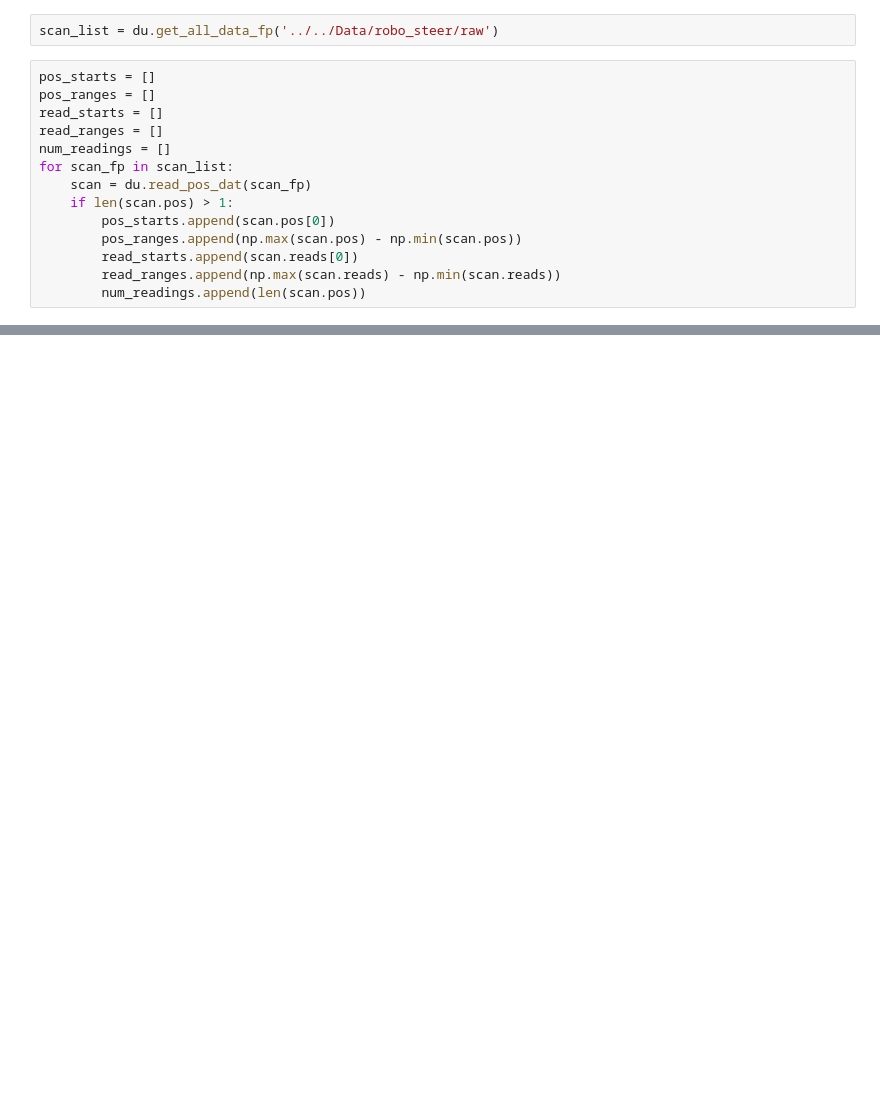
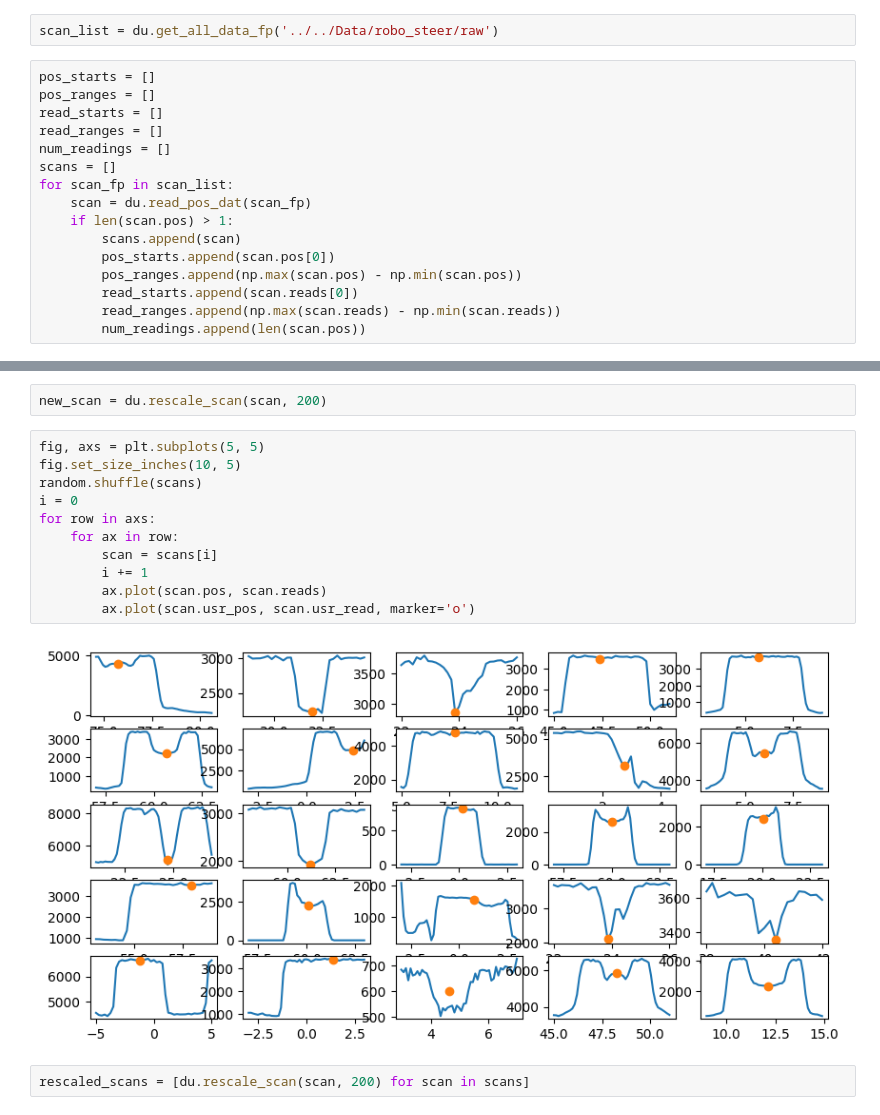
Before and after one commit to Linked-Liszt/12id-b-robo-steer, a Jupyter notebook: analyze_data.ipynb, the cells around one changed output, grey strips where cells are left out. Cells and saved outputs as stored; diff of their text form; blank space fills up the shorter version.

```diff
--- a/analyze_data.ipynb
+++ b/analyze_data.ipynb
@@ -41,9 +40,11 @@ pos_ranges = []
 read_starts = []
 read_ranges = []
 num_readings = []
+scans = []
 for scan_fp in scan_list:
     scan = du.read_pos_dat(scan_fp)
     if len(scan.pos) > 1:
+        scans.append(scan)
         pos_starts.append(scan.pos[0])
         pos_ranges.append(np.max(scan.pos) - np.min(scan.pos))
         read_starts.append(scan.reads[0])
@@ -94,0 +61,17 @@ PosData(usr_pos=31.42164, pos_readings=tensor([[  28.0000, 2807.0000],
+# %%
+new_scan = du.rescale_scan(scan, 200)
+# %%
+fig, axs = plt.subplots(5, 5)
+fig.set_size_inches(10, 5)
+random.shuffle(scans)
+i = 0
+for row in axs:
+    for ax in row:
+        scan = scans[i]
+        i += 1
+        ax.plot(scan.pos, scan.reads)
+        ax.plot(scan.usr_pos, scan.usr_read, marker='o')
+# %% [output]
+[figure, added]
+# %%
+rescaled_scans = [du.rescale_scan(scan, 200) for scan in scans]
```
Also changed, not shown: parts of 8 cells of this notebook, 6 other files.
